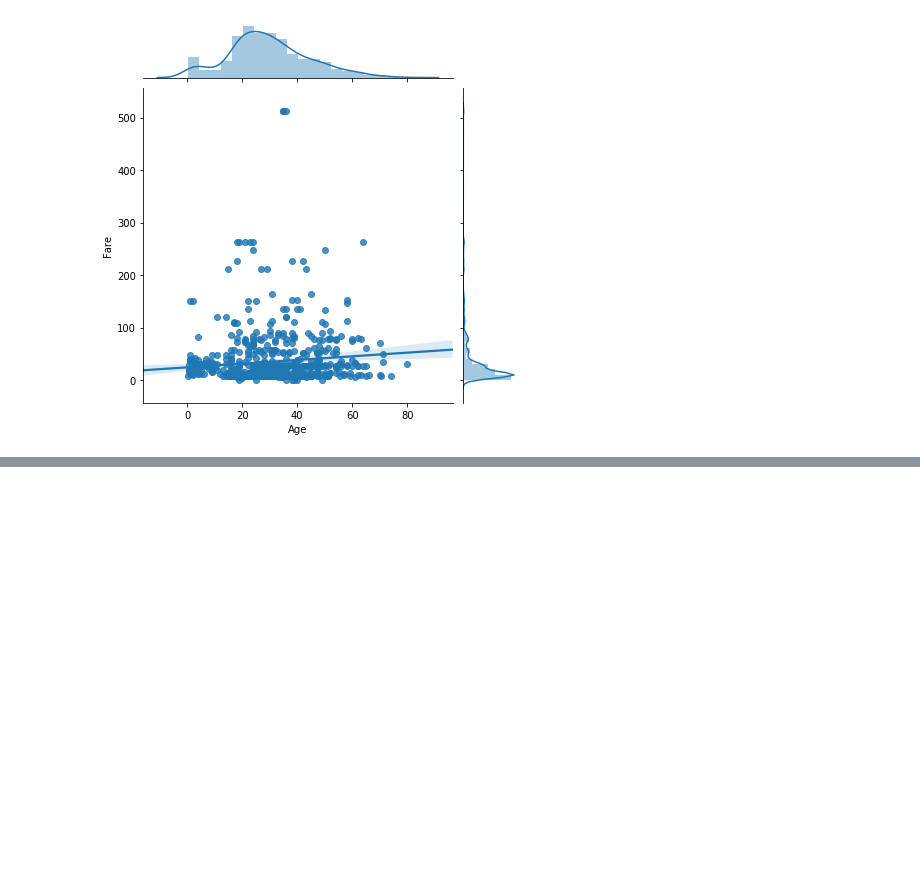
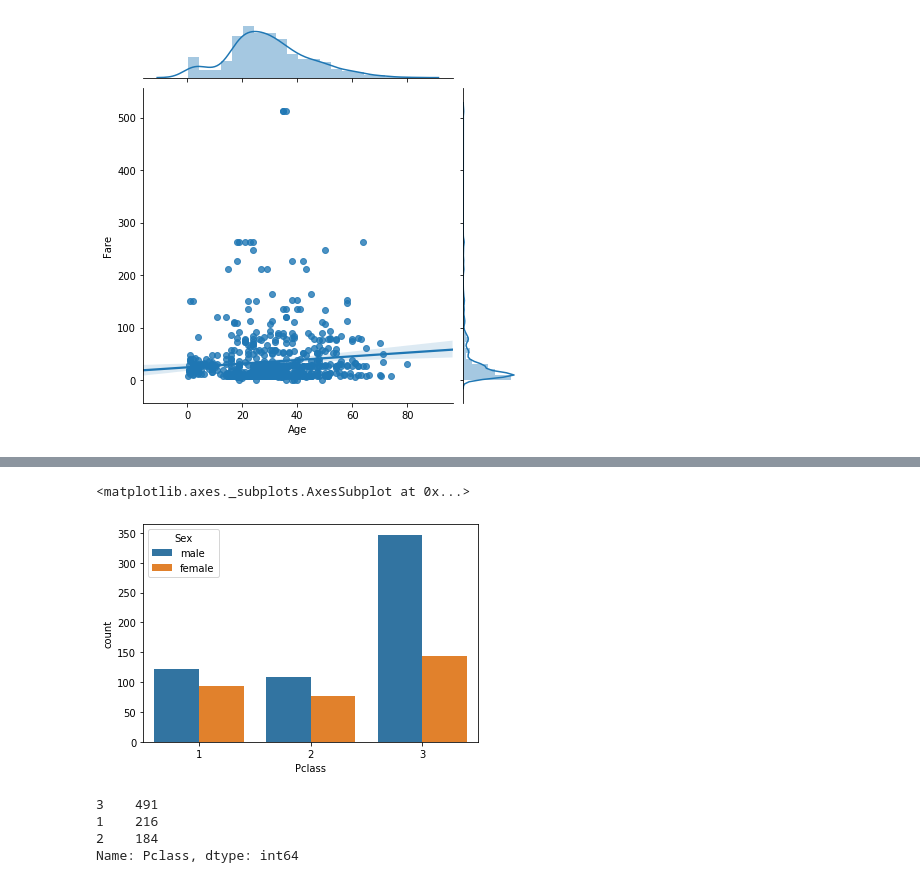
Before and after one commit to AtharvaShembade/DataAnalysis, a Jupyter notebook: titanic/EDA.ipynb, the cells around one changed output, grey strips where cells are left out. Cells and saved outputs as stored; diff of their text form; code cells hidden in the pictures; blank space fills up the shorter version.

```diff
--- a/titanic/EDA.ipynb
+++ b/titanic/EDA.ipynb
@@ -26,0 +37,12 @@ sb.jointplot(data=df,x='Age',y='Fare',kind='reg')
+# %%
+sb.countplot(data=df , x='Pclass', hue='Sex')
+# %% [output]
+<matplotlib.axes._subplots.AxesSubplot at 0x...>
+[figure, added]
+# %%
+df['Pclass'].value_counts()
+# %% [output]
+3    491
+1    216
+2    184
+Name: Pclass, dtype: int64
```
Also changed, not shown: parts of 12 cells of this notebook.
